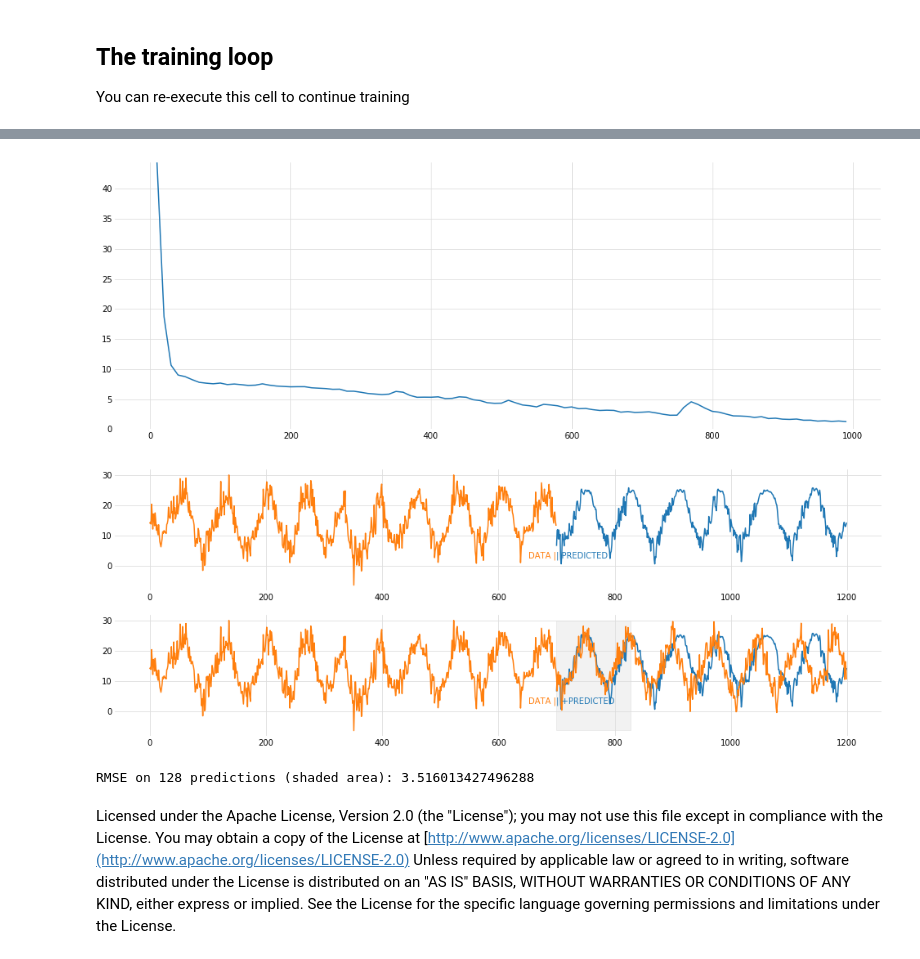
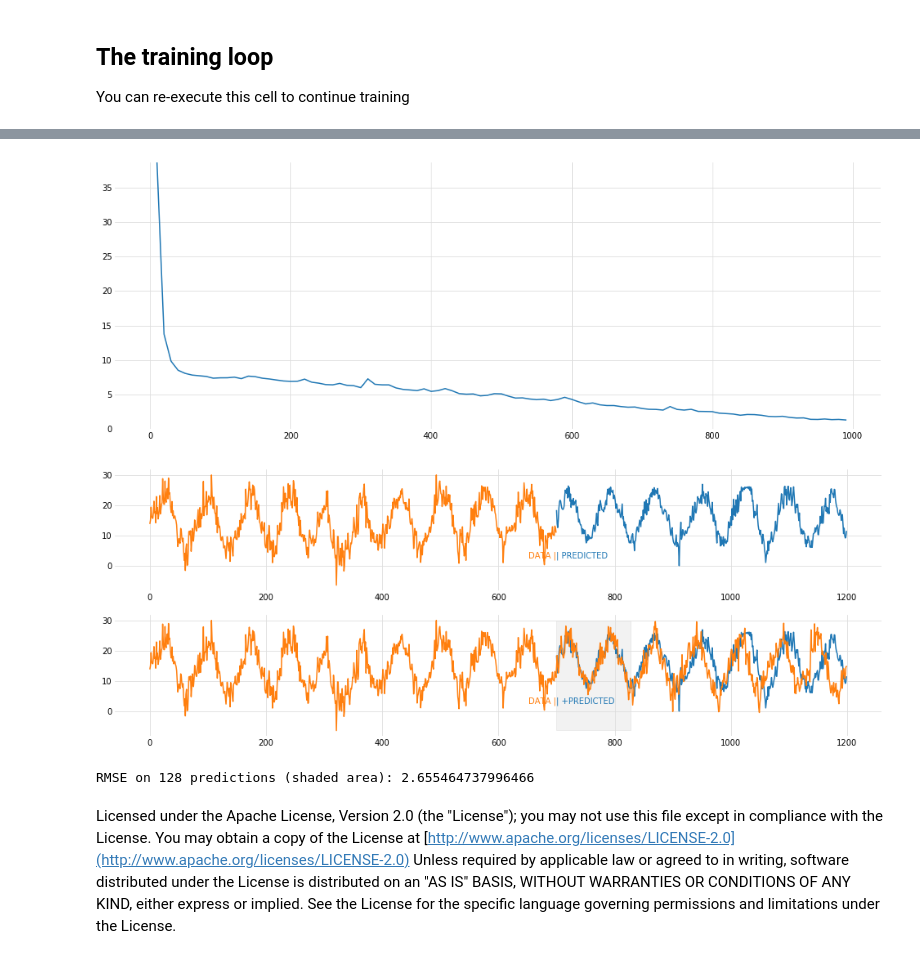
Before and after one commit to dnadamson/tensorflow-rnn-tutorial, a Jupyter notebook: tutorial/01_RNN_generator_temperatures.ipynb, the cells around one changed output, grey strips where cells are left out. Cells and saved outputs as stored; diff of their text form; code cells hidden in the pictures.

```diff
--- a/tutorial/01_RNN_generator_temperatures.ipynb
+++ b/tutorial/01_RNN_generator_temperatures.ipynb
@@ -77,7 +78,7 @@ def model_rnn_fn(features, Hin, labels, dropout_pkeep):
     batchsize = tf.shape(X)[0]
     seqlen = tf.shape(X)[1]
 
-    cells = [tf.nn.rnn_cell.GRUCell(RNN_CELLSIZE) for _ in range(NLAYERS)]
+    cells = [tf.nn.rnn_cell.GRUCell(RNN_CELLSIZE, activation=tf.nn.tanh) for _ in range(NLAYERS)]
     # dropout useful between cell layers only: no output dropout on last cell
     dcells = [tf.nn.rnn_cell.DropoutWrapper(cell, output_keep_prob = dropout_pkeep) for cell in cells[:-1]]
     dcells.append(cells[-1])
@@ -203,41 +204,41 @@ plt.ylim(ymax=np.amax(losses[1:])) # ignore first value for scaling
 plt.plot(indices, losses)
 plt.show()
 # %% [output]
-[figure, old version]
+[figure, new version]
 # %%
 PRIMELEN=700
 RUNLEN=500
-OFFSET=400
+OFFSET=430
 
 prime_data = data[OFFSET:OFFSET+PRIMELEN]
 
 results = prediction_run(prime_data, RUNLEN)
 
 disp_data = data[OFFSET:OFFSET+PRIMELEN+RUNLEN]
 colors = plt.rcParams['axes.prop_cycle'].by_key()['color']
 plt.subplot(211)
 plt.text(PRIMELEN,2.5,"DATA |", color=colors[1], horizontalalignment="right")
 plt.text(PRIMELEN,2.5,"| PREDICTED", color=colors[0], horizontalalignment="left")
 displayresults = np.ma.array(np.concatenate((np.zeros([PRIMELEN]), results)))
 displayresults = np.ma.masked_where(displayresults == 0, displayresults)
 plt.plot(displayresults)
 displaydata = np.ma.array(np.concatenate((prime_data, np.zeros([RUNLEN]))))
 displaydata = np.ma.masked_where(displaydata == 0, displaydata)
 plt.plot(displaydata)
 plt.subplot(212)
 plt.text(PRIMELEN,2.5,"DATA |", color=colors[1], horizontalalignment="right")
 plt.text(PRIMELEN,2.5,"| +PREDICTED", color=colors[0], horizontalalignment="left")
 plt.plot(displayresults)
 plt.plot(disp_data)
 RMSELEN=128
 plt.axvspan(PRIMELEN, PRIMELEN+RMSELEN, color='grey', alpha=0.1, ymin=0.05, ymax=0.95)
 plt.show()
 
 rmse = math.sqrt(np.mean((data[OFFSET+PRIMELEN:OFFSET+PRIMELEN+RMSELEN] - results[:RMSELEN])**2))
 print("RMSE on {} predictions (shaded area): {}".format(RMSELEN, rmse))
 # %% [output]
-[figure, old version]
+[figure, new version]
-RMSE on 128 predictions (shaded area): 3.516013427496288
+RMSE on 128 predictions (shaded area): 2.655464737996466
 # %% [markdown]
 Licensed under the Apache License, Version 2.0 (the "License");
 you may not use this file except in compliance with the License.
```
Also changed, not shown: parts of 2 cells of this notebook.
